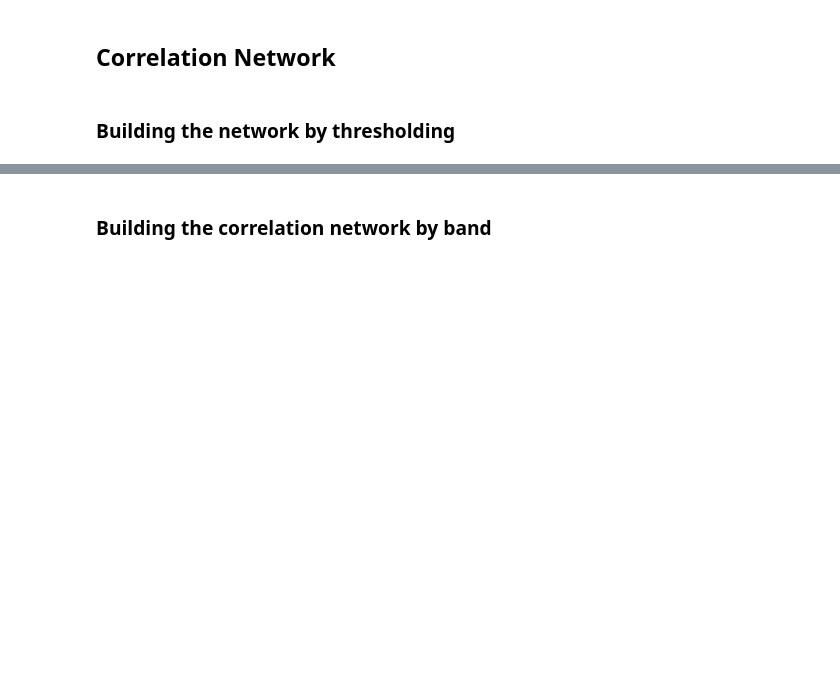
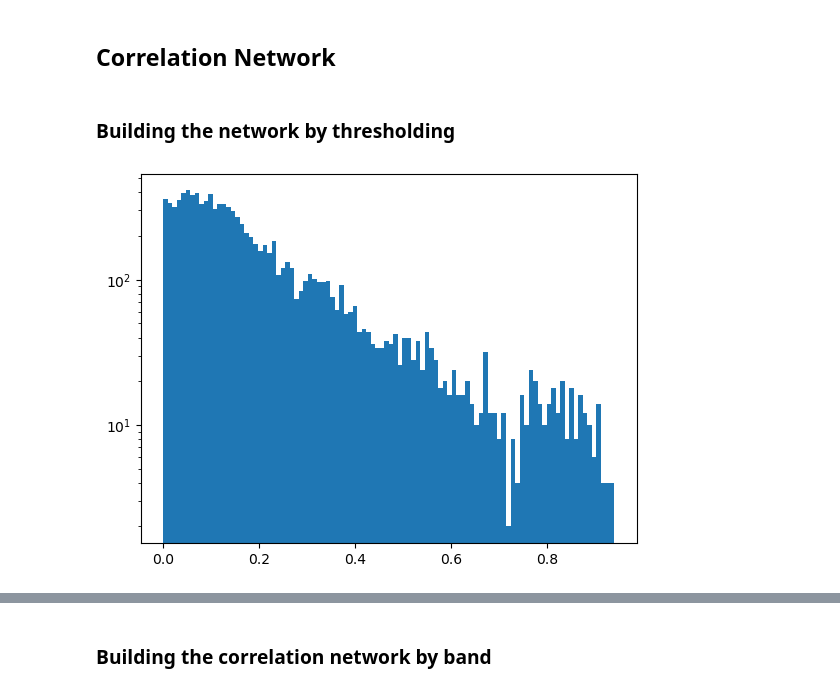
Before and after one commit to giulioiannelli/lrg_eegfc, a Jupyter notebook: ipynb/pat02_corrnet_bands.ipynb, the cells around one changed output, grey strips where cells are left out. Cells and saved outputs as stored; diff of their text form; code cells hidden in the pictures; blank space fills up the shorter version.

```diff
--- a/ipynb/pat02_corrnet_bands.ipynb
+++ b/ipynb/pat02_corrnet_bands.ipynb
@@ -108,11 +128,14 @@ ax.set_xlim(left=0, right=5)
 # %% [markdown]
 ### Building the network by thresholding
 # %%
-C_net = C.copy()
+C_net = C_clean.copy()
+C_net[C_net < 0] = 0
+# C_net = np.abs(C_net)
 np.fill_diagonal(C_net, 0)
-C_net = np.abs(C_net)
+arr = C_net.copy().flatten()
+arr = arr[arr != 0]
+plt.hist(arr, bins=100)
+plt.yscale('log')
 G = nx.from_numpy_array(C_net)
-#
-Th, Einf, Pinf = compute_threshold_stats(G)
-Pinf_diff = np.diff(Pinf)
-jumps = np.where(Pinf_diff != 0)[0]
+# %% [output]
+[figure, added]
```
Also changed, not shown: parts of 32 cells of this notebook, 2 other files.
